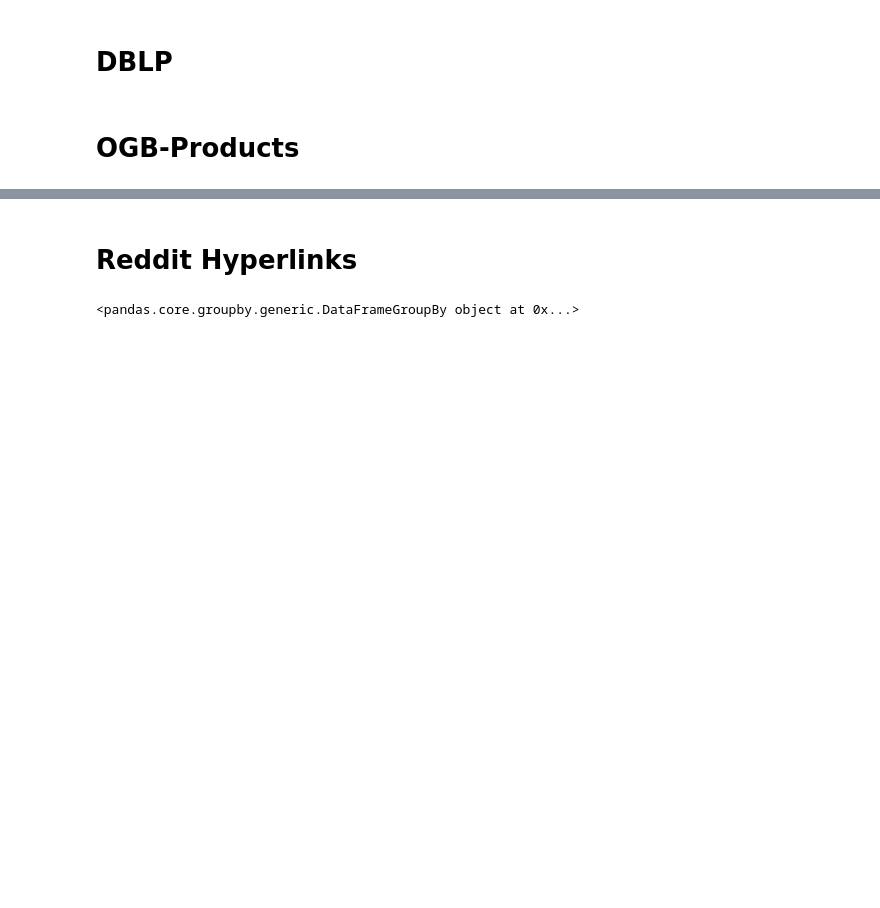
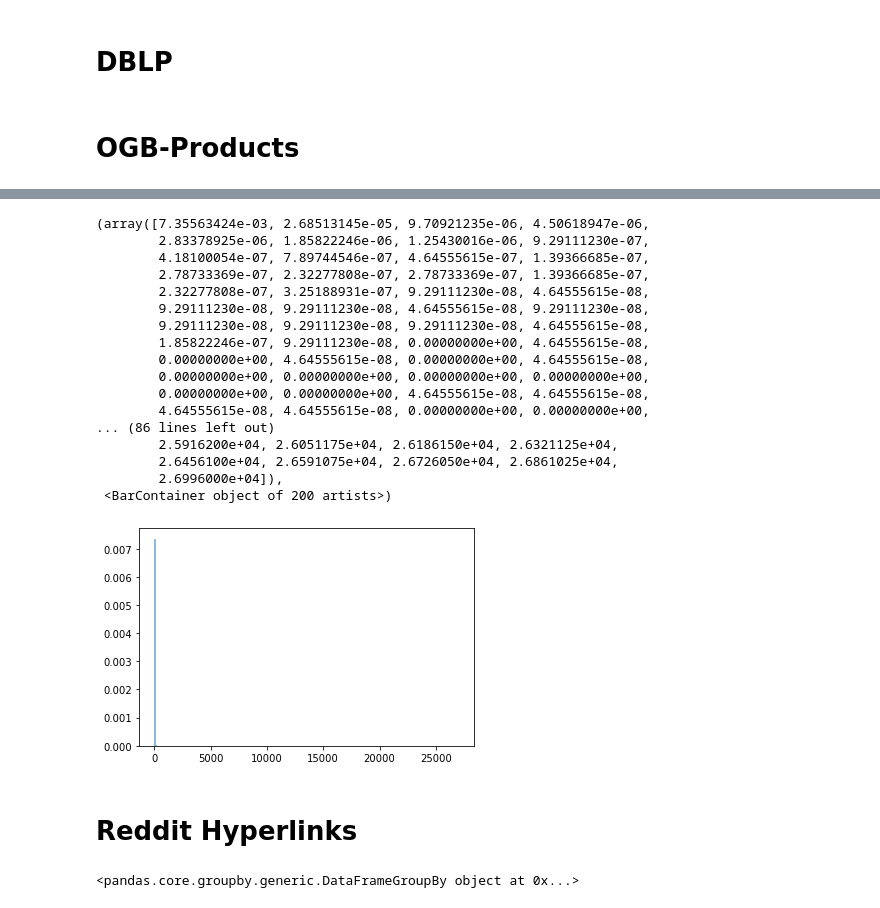
Before and after one commit to Rustam-Warwick/d3-gnn, a Jupyter notebook: helper-scripts/jupyter/Pre Process Datasets.ipynb, the cells around one changed output, grey strips where cells are left out. Drawn from its saved outputs; the diff is of its cells as text; code cells hidden in the pictures; blank space fills up the shorter version.

```diff
--- a/helper-scripts/jupyter/Pre Process Datasets.ipynb
+++ b/helper-scripts/jupyter/Pre Process Datasets.ipynb
@@ -94,3 +173,25 @@ class OGBProducts:
+# %%
+out_degrees = a.dataset.groupby(0).apply(lambda x: x.shape[0]).values
+plt.hist(out_degrees, bins=200, density=True, alpha=0.5)
+# %% [output]
+(array([7.35563424e-03, 2.68513145e-05, 9.70921235e-06, 4.50618947e-06,
+        2.83378925e-06, 1.85822246e-06, 1.25430016e-06, 9.29111230e-07,
+        4.18100054e-07, 7.89744546e-07, 4.64555615e-07, 1.39366685e-07,
+        2.78733369e-07, 2.32277808e-07, 2.78733369e-07, 1.39366685e-07,
+        2.32277808e-07, 3.25188931e-07, 9.29111230e-08, 4.64555615e-08,
+        9.29111230e-08, 9.29111230e-08, 4.64555615e-08, 9.29111230e-08,
+        9.29111230e-08, 9.29111230e-08, 9.29111230e-08, 4.64555615e-08,
+        1.85822246e-07, 9.29111230e-08, 0.00000000e+00, 4.64555615e-08,
+        0.00000000e+00, 4.64555615e-08, 0.00000000e+00, 4.64555615e-08,
+        0.00000000e+00, 0.00000000e+00, 0.00000000e+00, 0.00000000e+00,
+        0.00000000e+00, 0.00000000e+00, 4.64555615e-08, 4.64555615e-08,
+        4.64555615e-08, 4.64555615e-08, 0.00000000e+00, 0.00000000e+00,
+... (86 lines left out)
+        2.5916200e+04, 2.6051175e+04, 2.6186150e+04, 2.6321125e+04,
+        2.6456100e+04, 2.6591075e+04, 2.6726050e+04, 2.6861025e+04,
+        2.6996000e+04]),
+ <BarContainer object of 200 artists>)
+[figure, added]
 # %% [markdown]
 # Reddit Hyperlinks
 # %%
```
Also changed, not shown: parts of 15 cells of this notebook, 5 other files.
